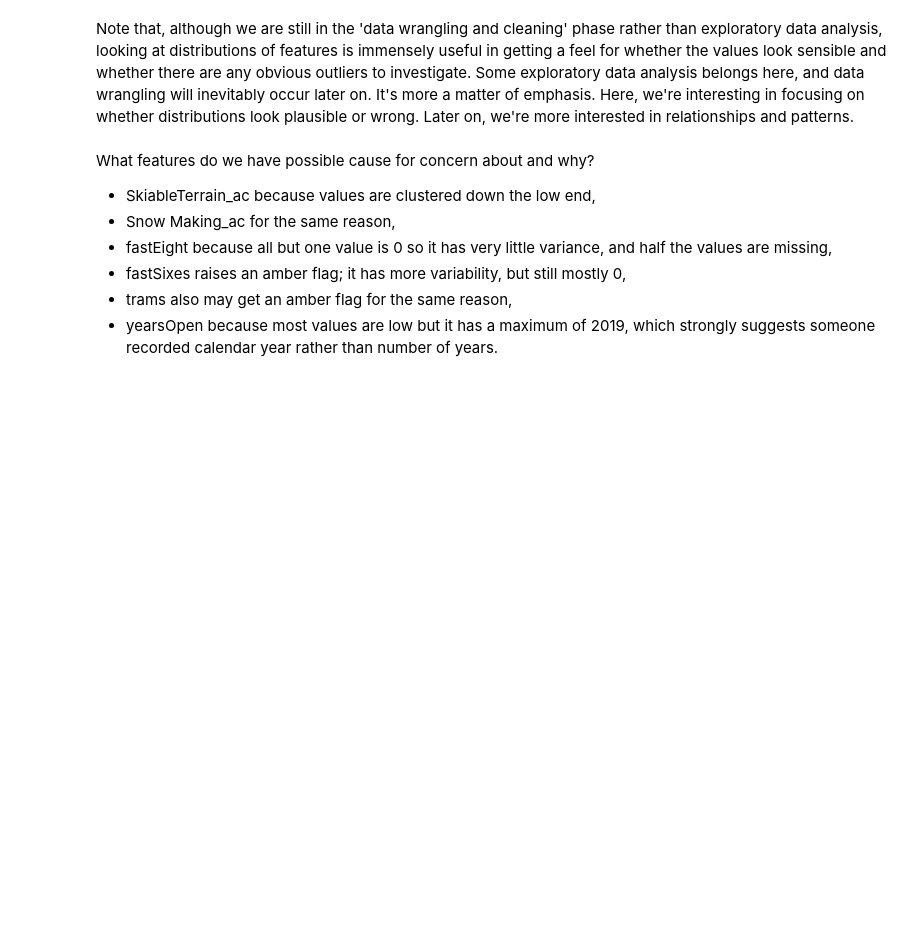
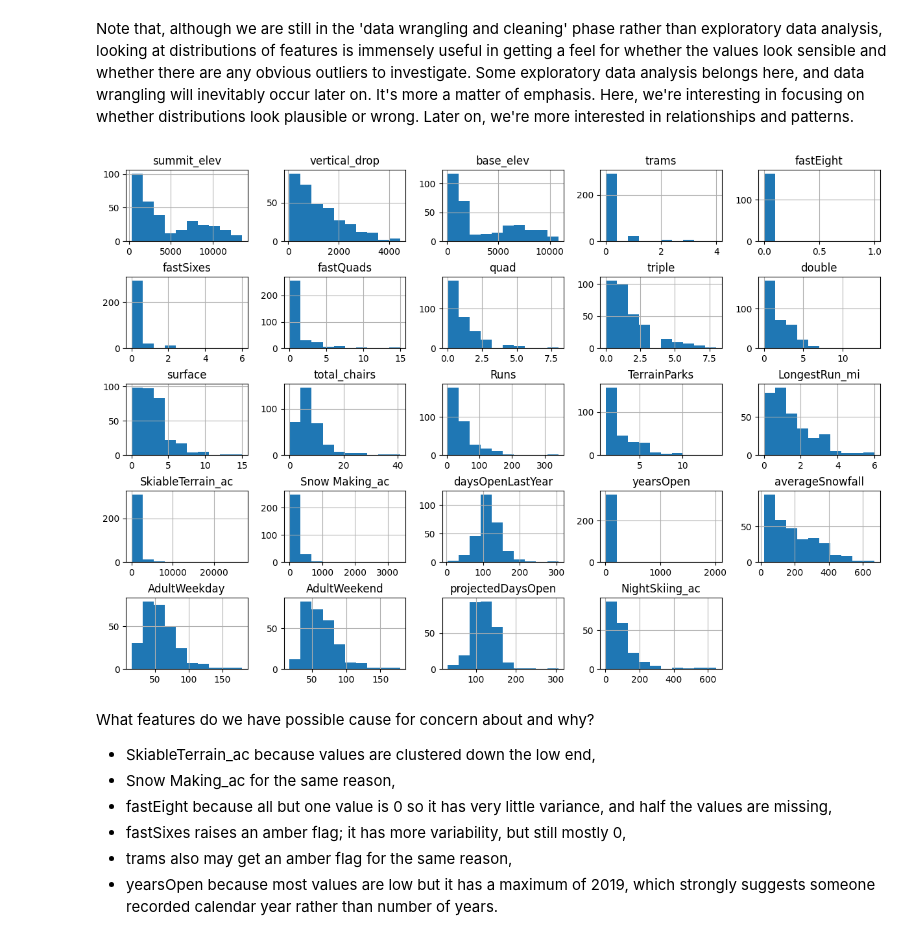
Before and after one commit to vsancnaj/DataScienceGuidedCapstone, a Jupyter notebook: Notebooks/02_data_wrangling.ipynb, the cells around one changed output. Cells and saved outputs as stored; diff of their text form; code cells hidden in the pictures; blank space fills up the shorter version.

```diff
--- a/Notebooks/02_data_wrangling.ipynb
+++ b/Notebooks/02_data_wrangling.ipynb
@@ -468,12 +493,14 @@ Note that, although we are still in the 'data wrangling and cleaning' phase rath
 # %%
 #Code task 18#
 #Call ski_data's `hist` method to plot histograms of each of the numeric features
 #Try passing it an argument figsize=(15,10)
 #Try calling plt.subplots_adjust() with an argument hspace=0.5 to adjust the spacing
 #It's important you create legible and easy-to-read plots
-ski_data.___(___)
-#plt.subplots_adjust(hspace=___);
+ski_data.hist(figsize=(15,10))
+plt.subplots_adjust(hspace=0.5);
 #Hint: notice how the terminating ';' "swallows" some messy output and leads to a tidier notebook
+# %% [output]
+[figure, added]
 # %% [markdown]
 What features do we have possible cause for concern about and why?
 
```
Also changed, not shown: parts of 13 cells of this notebook.
